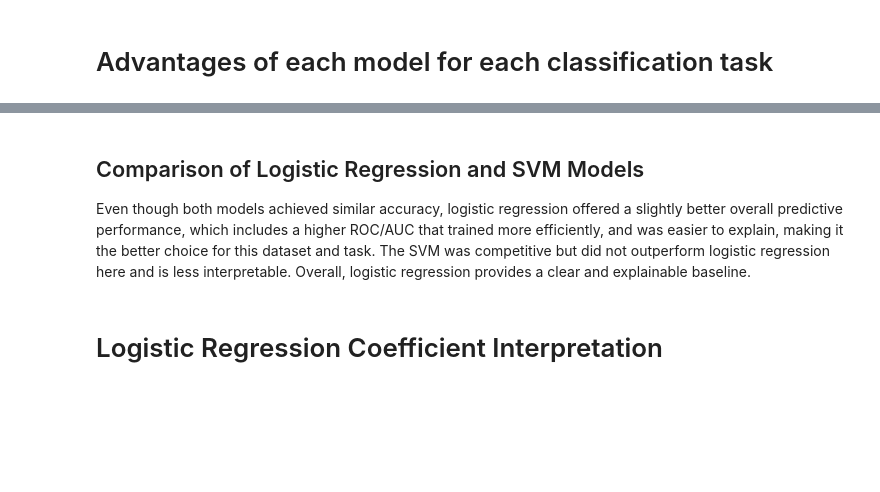
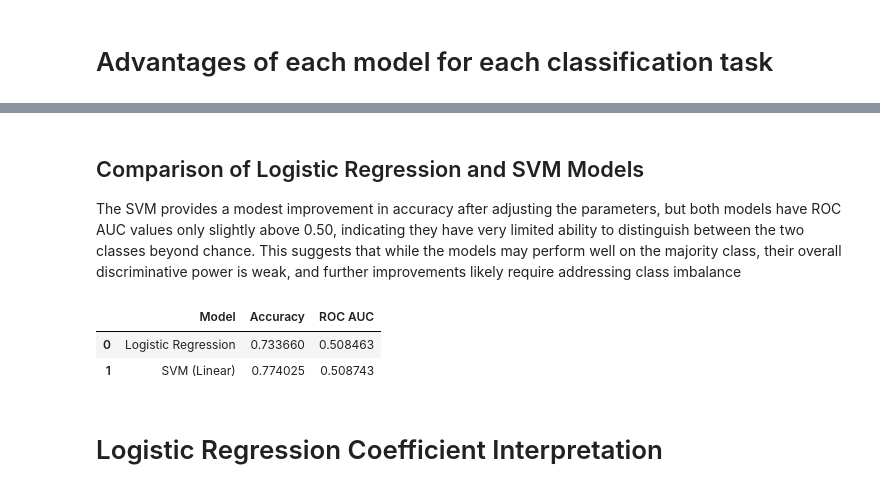
Before and after one commit to titusk2/DS-7331-, a Jupyter notebook: DS-7331 Mini Lab_Final_V2.ipynb, the cells around one changed output, grey strips where cells are left out. Cells and saved outputs as stored; diff of their text form; code cells hidden in the pictures; blank space fills up the shorter version.

```diff
--- a/DS-7331 Mini Lab_Final_V2.ipynb
+++ b/DS-7331 Mini Lab_Final_V2.ipynb
@@ -400,16 +476,20 @@ print(f"\nBest C based on ROC AUC: {best_C} (ROC AUC = {best_auc:.3f})")
 # %% [markdown]
  ## Comparison of Logistic Regression and SVM Models
 
-Even though both models achieved similar accuracy, logistic regression offered a slightly better overall predictive performance, which includes a higher ROC/AUC that trained more efficiently, and was easier to explain, making it the better choice for this dataset and task. The SVM was competitive but did not outperform logistic regression here and is less interpretable. Overall, logistic regression provides a clear and explainable baseline.
+The SVM provides a modest improvement in accuracy after adjusting the parameters, but both models have ROC AUC values only slightly above 0.50, indicating they have very limited ability to distinguish between the two classes beyond chance. This suggests that while the models may perform well on the majority class, their overall discriminative power is weak, and further improvements likely require addressing class imbalance
 # %%
 
 results = pd.DataFrame({
     "Model": ["Logistic Regression", "SVM (Linear)"],
-    "Accuracy": [acc, svm_acc],
-    "ROC AUC": [auc, best_auc]
+    "Accuracy": [mt.accuracy_score(y_test, y_pred), svm_acc],
+    "ROC AUC": [mt.roc_auc_score(y_test, y_prob), best_auc]
 })
 
 results
+# %% [output]
+|  | Model | Accuracy | ROC AUC |
+| 0 | Logistic Regression | 0.733660 | 0.508463 |
+| 1 | SVM (Linear) | 0.774025 | 0.508743 |
 # %% [markdown]
 # Logistic Regression Coefficient Interpretation
 # %%
```
Also changed, not shown: parts of 13 cells of this notebook.
